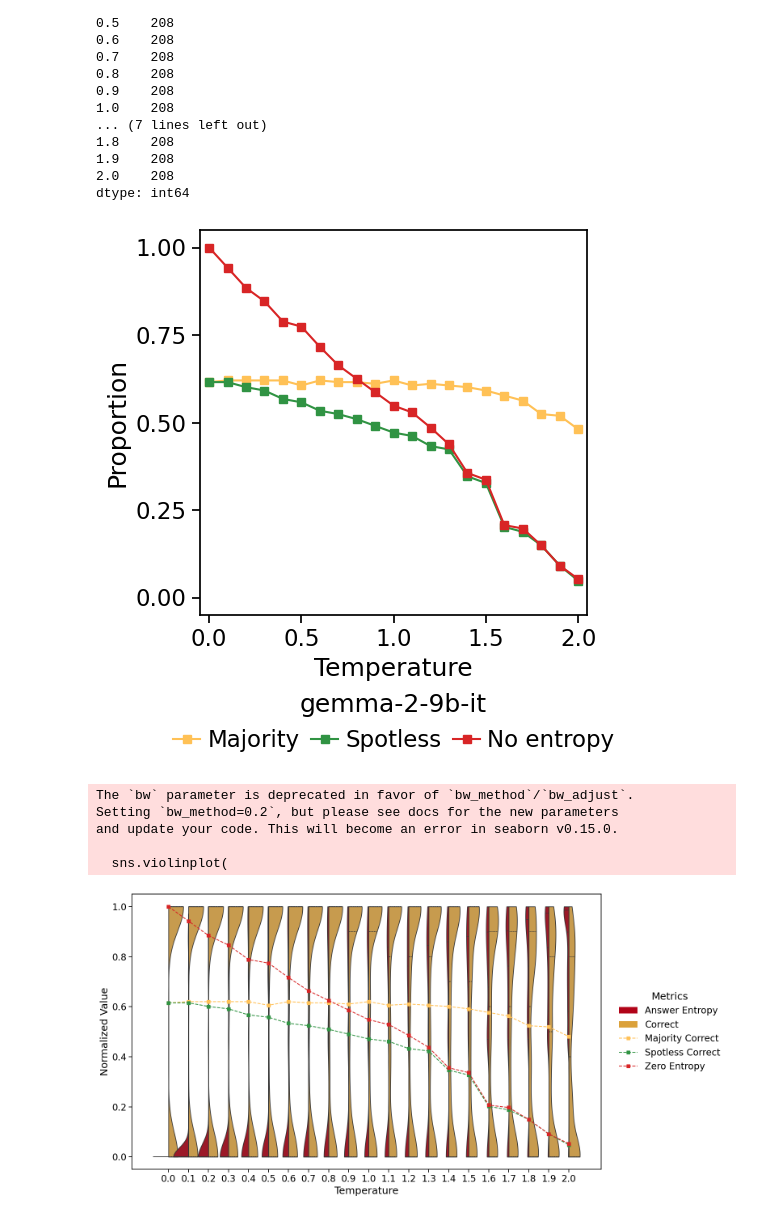
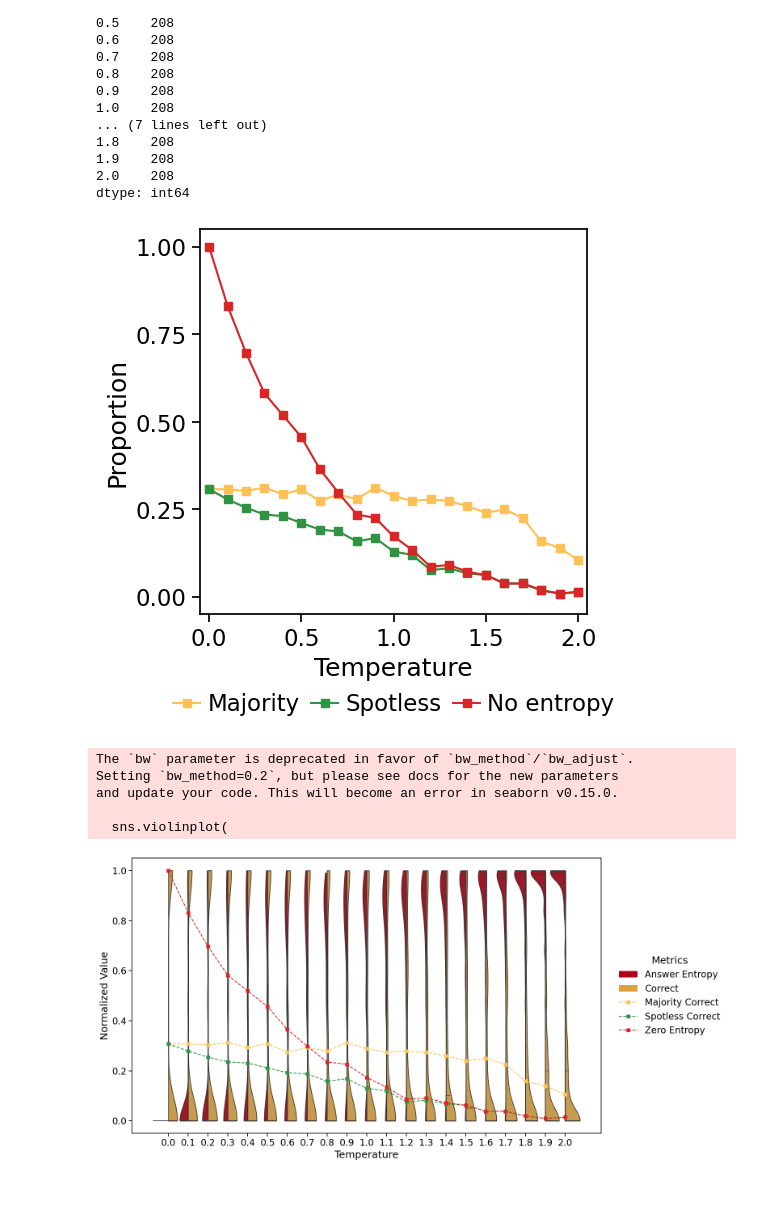
Before and after one commit to carloalbertobono/llm-uncertainty, a Jupyter notebook: exp-temperature/temperature-report.ipynb, the cells around one changed output. Saved outputs shown, nothing was run; the diff lists cells and outputs as text; code cells hidden in the pictures.

```diff
--- a/exp-temperature/temperature-report.ipynb
+++ b/exp-temperature/temperature-report.ipynb
@@ -1,5 +1,5 @@
 # %%
 inpath = 'tablellama'
 inpath = 'gemma2-9b'
-# inpath = 'gemma2-2b'
+inpath = 'gemma2-2b'
 # %%
@@ -614,35 +614,35 @@ handles1, labels1 = plt.gca().get_legend_handles_labels()
 
 plt.legend(
     handles=handles1,
-    title=model_name_dict[inpath],
+    # title=model_name_dict[inpath],
     loc="upper center",
     bbox_to_anchor=(0.5, -0.15),
     frameon=False,
     ncol=4,
     columnspacing=0.5,
     handletextpad=0.3,
      handlelength=1.2
 )
 
 plt.xlim(-0.05, 2.05)
 plt.ylim(-0.05, 1.05)
 plt.xticks(ticks=[0.0, 0.5, 1.0, 1.5, 2.0])
 plt.yticks(ticks=[0.0, 0.25, 0.5, 0.75, 1.0])
 
 plt.xlabel("Temperature")
 plt.ylabel("Proportion")
 
 
 # plt.xticks(ticks=temperature_order[::-2])  # Labels will match ticks automatically
 
 # plt.ylim(0,1)
 # plt.tight_layout(rect=[0, 0.05, 1, 1])
 
 plt.savefig("temperature_jam_" + inpath + ".pdf", format="pdf", bbox_inches="tight", dpi=600)
 
 plt.show()
 # %% [output]
-[figure, old version]
+[figure, new version]
 # %%
 import matplotlib.pyplot as plt
 import seaborn as sns
@@ -735,4 +735,4 @@ Setting `bw_method=0.2`, but please see docs for the new parameters
 and update your code. This will become an error in seaborn v0.15.0.
 
   sns.violinplot(
-[figure, old version]
+[figure, new version]
```
Also changed, not shown: parts of 17 cells of this notebook, 7 other files.
